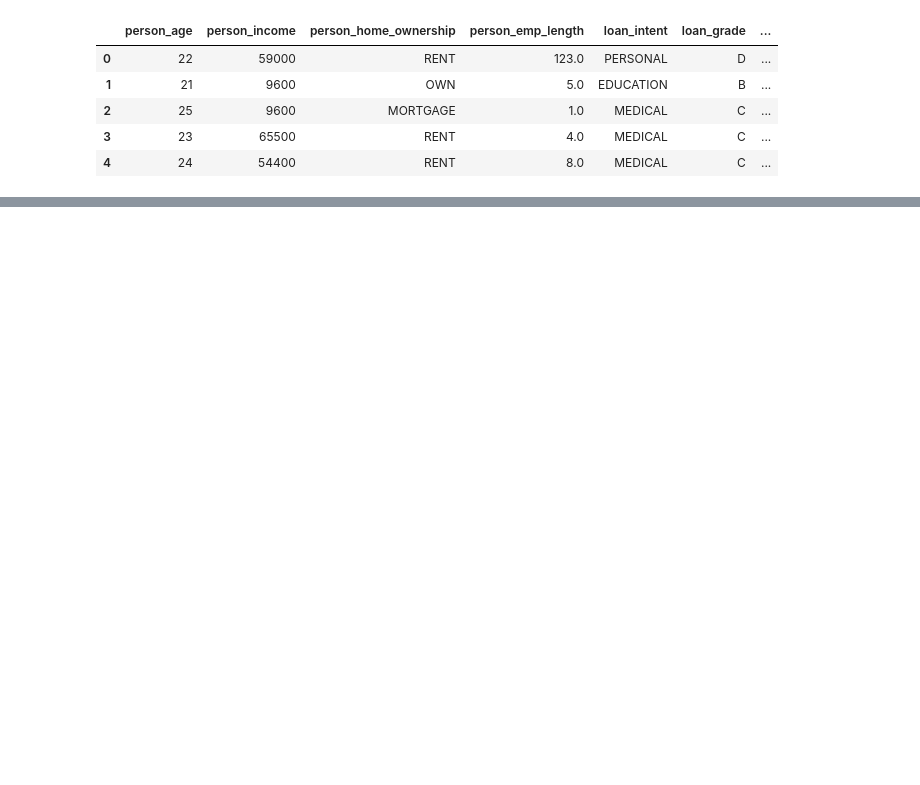
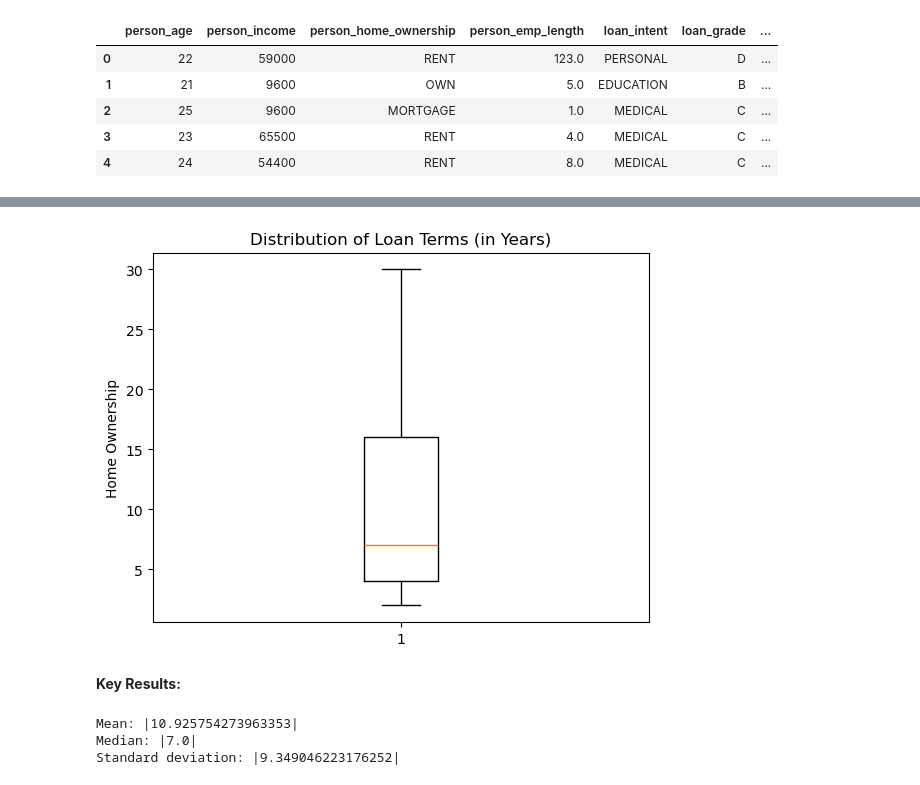
Before and after one commit to cvetelinamin/Math-Concepts-for-Developers-Exam-Project, a Jupyter notebook: Credit Risk Scoring System.ipynb, the cells around one changed output, grey strips where cells are left out. Cells and saved outputs as stored; diff of their text form; code cells hidden in the pictures; blank space fills up the shorter version.

Commit message:
Add calculation and analys for PD - based on loan term, home ownership and personal income

```diff
--- a/Credit Risk Scoring System.ipynb
+++ b/Credit Risk Scoring System.ipynb
@@ -200,0 +205,7 @@ data.head()
+# %%
+plt.boxplot(data["cb_loan_term"])
+plt.title("Distribution of Loan Terms (in Years)")
+plt.ylabel("Home Ownership")
+plt.show()
+# %% [output]
+[figure, added]
@@ -200,0 +216,10 @@ data.head()
+# %% [markdown]
+**Key Results:**
+# %%
+print(f"Mean: |{load_term_mean}|")
+print(f"Median: |{load_term_median}|")
+print(f"Standard deviation: |{load_term_std}|")
+# %% [output]
+Mean: |10.925754273963353|
+Median: |7.0|
+Standard deviation: |9.349046223176252|
```
Also changed, not shown: parts of 23 cells of this notebook, 1 other file.
